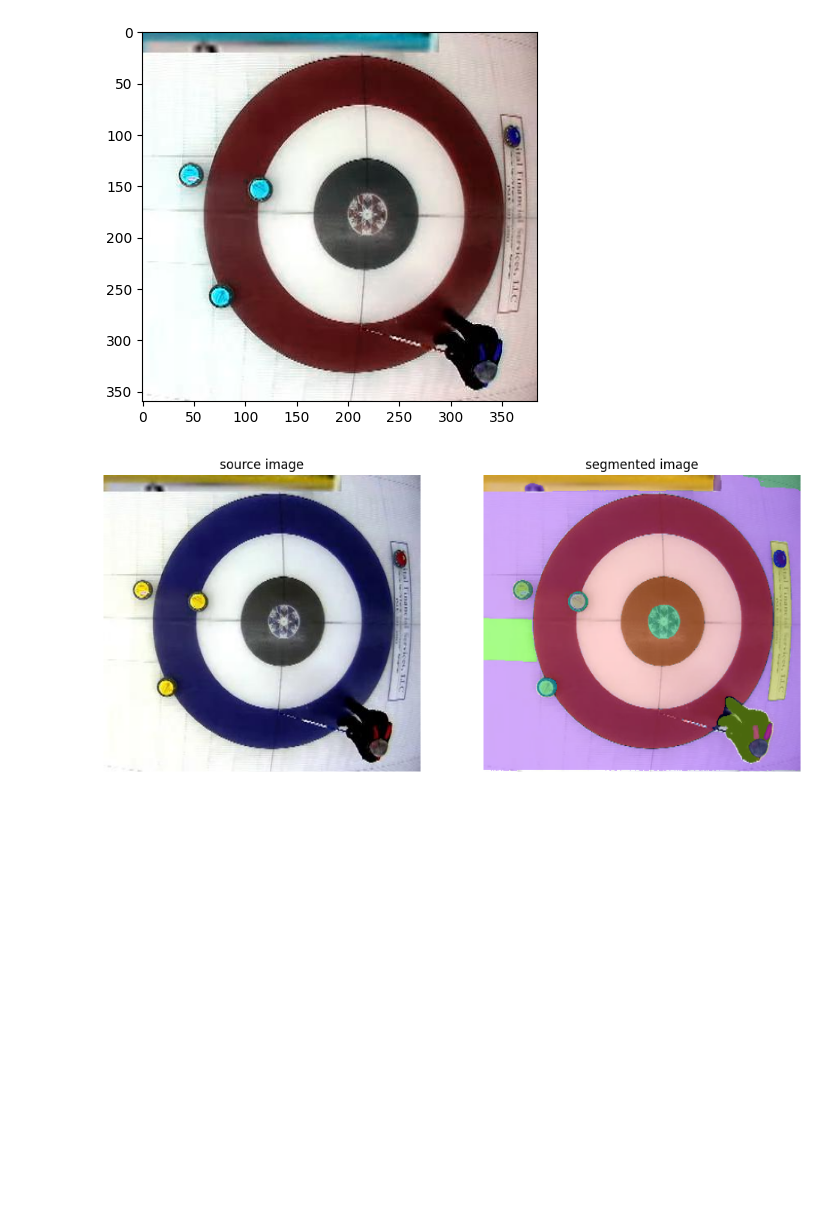
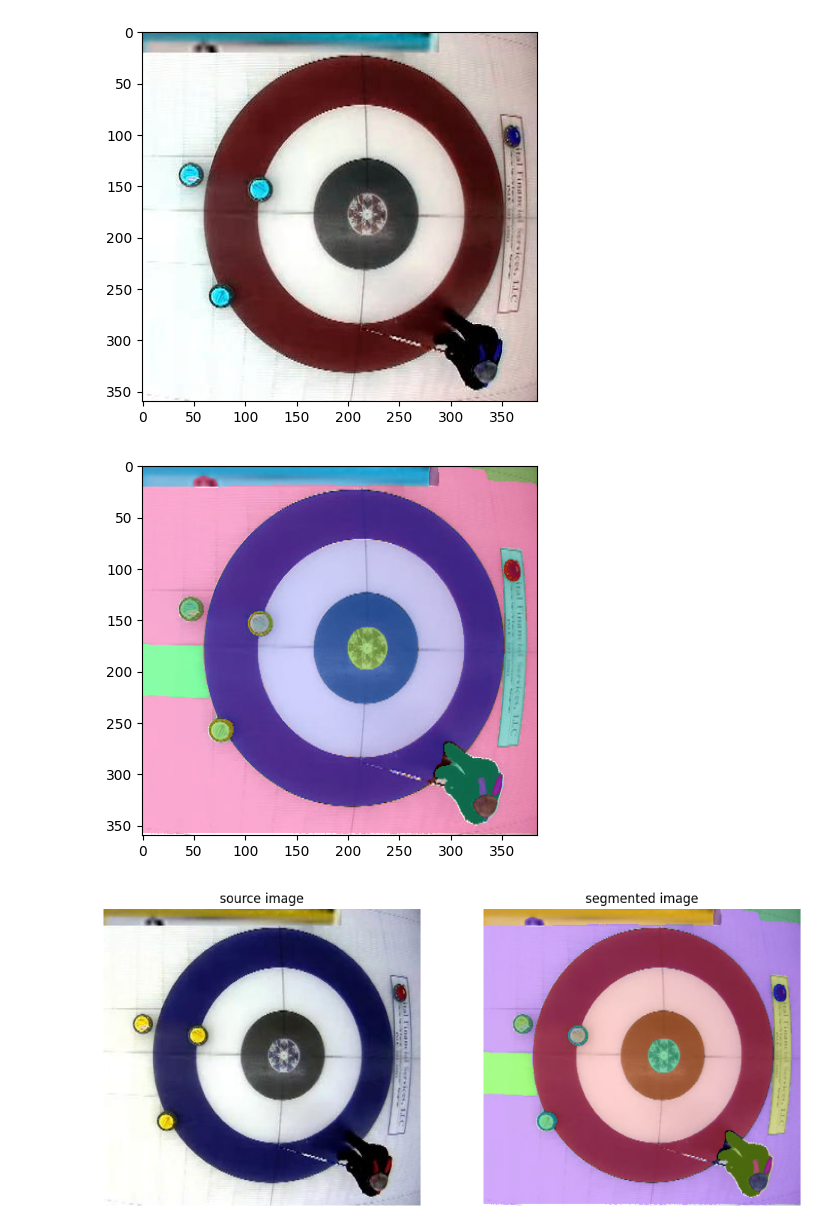
Before and after one commit to anderm18/CurlingVAR, a Jupyter notebook: CurlingSegmentationipynb.ipynb, the cells around one changed output. Cells and saved outputs as stored; diff of their text form; code cells hidden in the pictures; blank space fills up the shorter version.

```diff
--- a/CurlingSegmentationipynb.ipynb
+++ b/CurlingSegmentationipynb.ipynb
@@ -456,14 +438,18 @@ cuda:0
 # %%
 mask_annotator = sv.MaskAnnotator(color_lookup=sv.ColorLookup.INDEX)
 
 detections = sv.Detections.from_sam(sam_result=sam_result)
 
 annotated_image = mask_annotator.annotate(scene=image_bgr.copy(), detections=detections)
 
+plt.imshow(annotated_image)
+plt.show()
+
 sv.plot_images_grid(
     images=[image_bgr, annotated_image],
     grid_size=(1, 2),
     titles=['source image', 'segmented image']
 )
 # %% [output]
-[figure, old version]
+[figure, new version]
+[figure, added]
```
Also changed, not shown: parts of 5 cells of this notebook.
